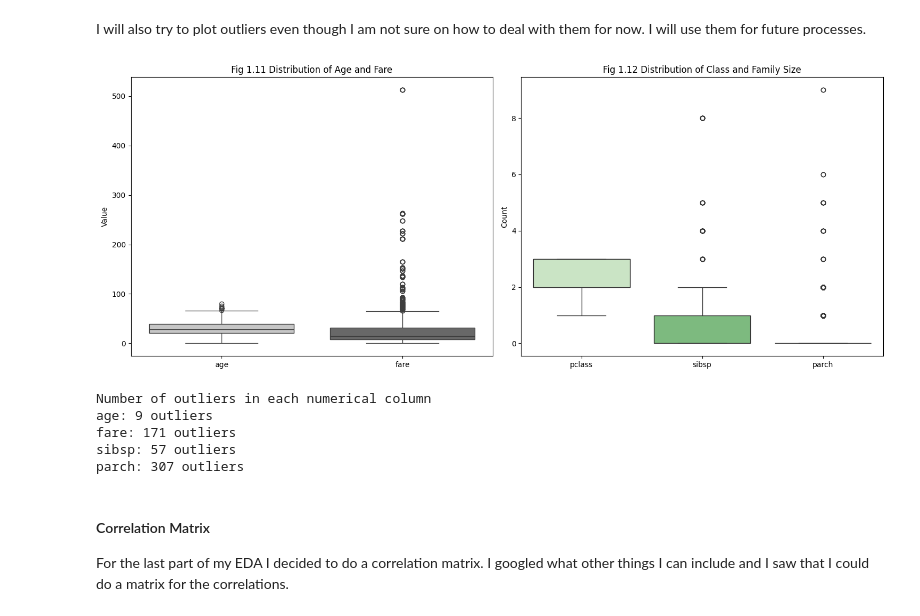
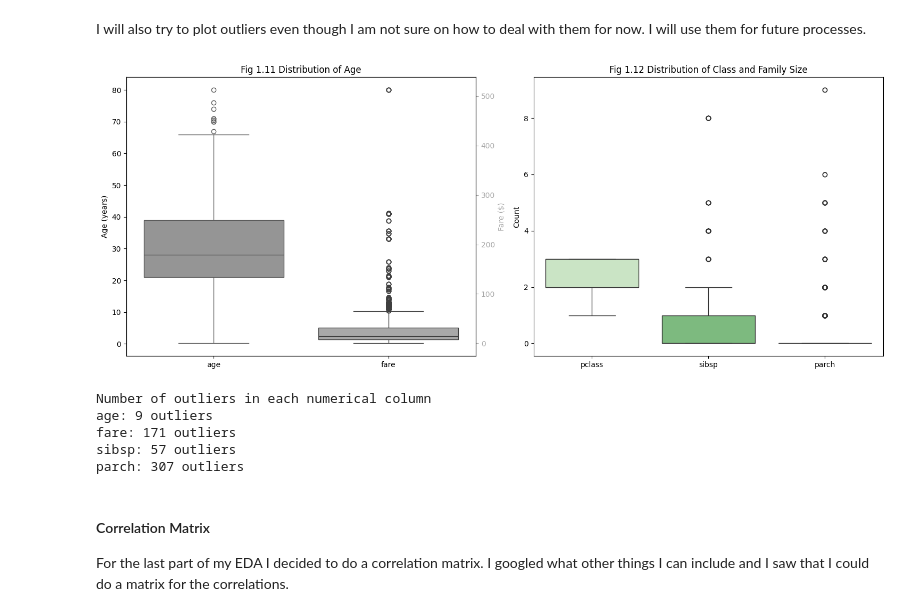
Before and after one commit to Soimanul/ML-fundamentals-2025, a Jupyter notebook: assignment_1_Vlad_Soimu[Soimu].ipynb, the cells around one changed output. Drawn from its saved outputs; the diff is of its cells as text; code cells hidden in the pictures.

Commit message:
separated age and fare for outliers

```diff
--- a/assignment_1_Vlad_Soimu[Soimu].ipynb
+++ b/assignment_1_Vlad_Soimu[Soimu].ipynb
@@ -252,38 +252,43 @@ I will also try to plot outliers even though I am not sure on how to deal with t
 # %%
 plt.figure(figsize=(15, 6))
 
-# 1. Box Plot for Age and Fare
+# Box plot for Age and Fare
 plt.subplot(1, 2, 1)
 ax1 = plt.gca()
-sns.boxplot(data=df[['age', 'fare']], ax=ax1, palette='Greys')
-plt.title('Fig 1.11 Distribution of Age and Fare')
-plt.ylabel('Value')
+sns.boxplot(data=df[['age']], ax=ax1, palette='Greys')
+plt.title('Fig 1.11 Distribution of Age')
+plt.ylabel('Age (years)')
 
-# 2. Box Plot for Class and Family Size
+ax1_2 = ax1.twinx()
+sns.boxplot(data=df[['fare']], ax=ax1_2, color='darkgrey')
+ax1_2.set_ylabel('Fare ($)', color='darkgrey')
+ax1_2.tick_params(axis='y', colors='darkgrey')
+
+# Box Plot for Class and Family Size
 plt.subplot(1, 2, 2)
 ax2 = plt.gca()
 sns.boxplot(data=df[['pclass', 'sibsp', 'parch']], ax=ax2, palette='Greens')
 plt.title('Fig 1.12 Distribution of Class and Family Size')
 plt.ylabel('Count')
 
 plt.tight_layout()
 plt.show()
 
 def detect_outliers(df, column):
     Q1 = df[column].quantile(0.25)
     Q3 = df[column].quantile(0.75)
     IQR = Q3 - Q1
     lower_bound = Q1 - 1.5 * IQR
     upper_bound = Q3 + 1.5 * IQR
     outliers = df[(df[column] < lower_bound) | (df[column] > upper_bound)][column]
     return len(outliers)
 
 print("Number of outliers in each numerical column")
 for col in ['age', 'fare', 'sibsp', 'parch']:
     n_outliers = detect_outliers(df, col)
     print(f"{col}: {n_outliers} outliers")
 # %% [output]
-[figure, old version]
+[figure, new version]
 Number of outliers in each numerical column
 age: 9 outliers
 fare: 171 outliers
```
